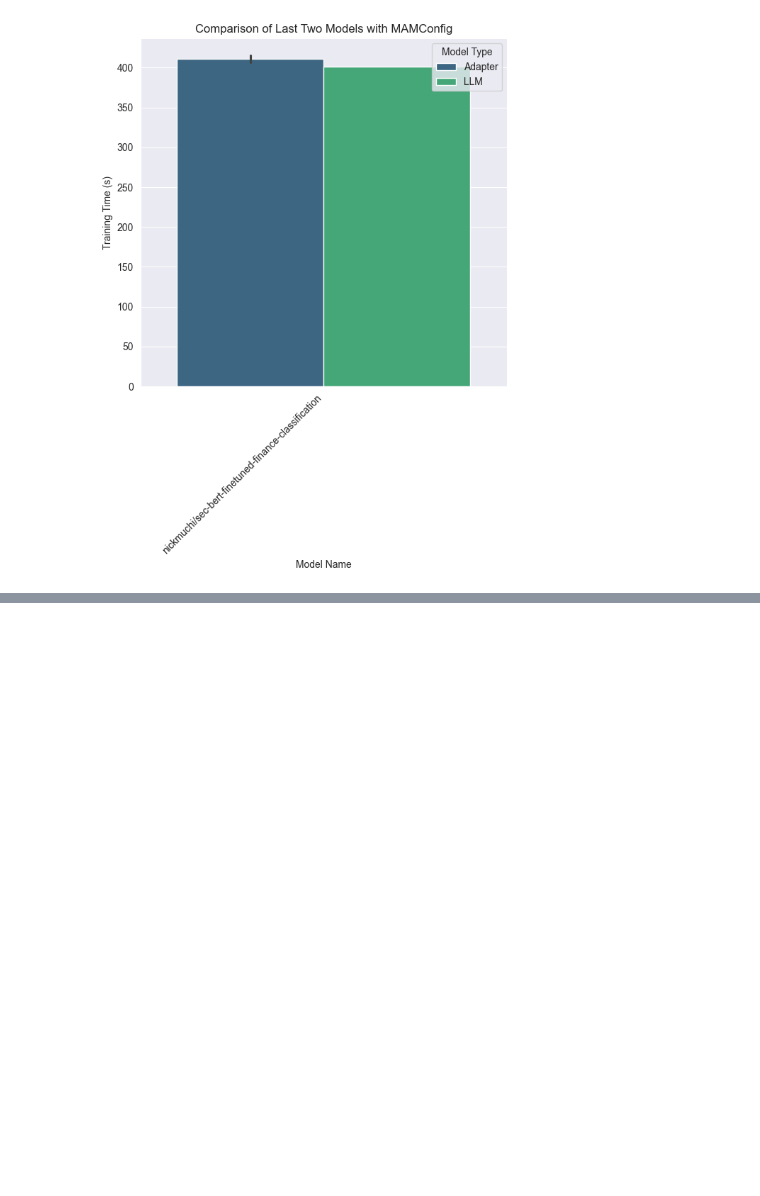
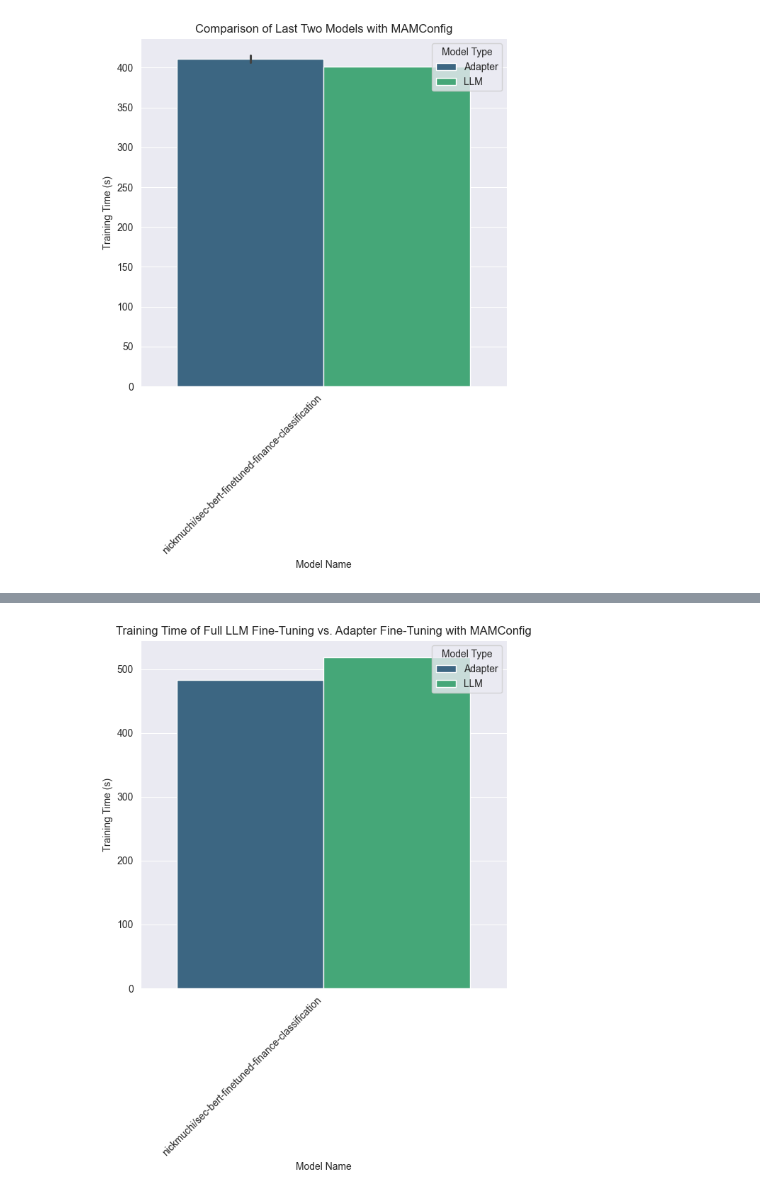
Before and after one commit to Hajuj/Applying-Enhanced-LLMs-to-Financial-Reports, a Jupyter notebook: 6. notebooks/model_analysis_plots.ipynb, the cells around one changed output, grey strips where cells are left out. Saved outputs shown, nothing was run; the diff lists cells and outputs as text; code cells hidden in the pictures; blank space fills up the shorter version.

```diff
--- a/6. notebooks/model_analysis_plots.ipynb
+++ b/6. notebooks/model_analysis_plots.ipynb
@@ -272,0 +334,25 @@ plt.show()
+# %%
+# Filtering for models that have the specific MAMConfig object addresses
+mam_adapter_model = data[data['adapter_config'].str.contains('0x3333fb740')]
+mam_llm_model = data[data['adapter_config'].str.contains('0x3507a46b0')]
+
+# Combined data for plotting
+comparison_data = pd.concat([mam_adapter_model, mam_llm_model])
+
+comparison_data['Adapter Type'] = comparison_data['adapter_config'].replace({
+    '.*0x3333fb740.*': 'Adapter',
+    '.*0x3507a46b0.*': 'LLM'
+}, regex=True)
+
+# Creating the plot
+plt.figure(figsize=(6, 8))
+sns.barplot(data=comparison_data, x='model_name', y='training_time', hue='Adapter Type', palette='viridis')
+plt.title('Training Time of Full LLM Fine-Tuning vs. Adapter Fine-Tuning with MAMConfig')
+plt.xlabel('Model Name')
+plt.ylabel('Training Time (s)')
+plt.xticks(rotation=45, ha='right')
+plt.legend(title='Model Type')
+plt.tight_layout()
+plt.show()
+# %% [output]
+[figure, added]
```
Also changed, not shown: parts of 5 cells of this notebook, 28 other files.
